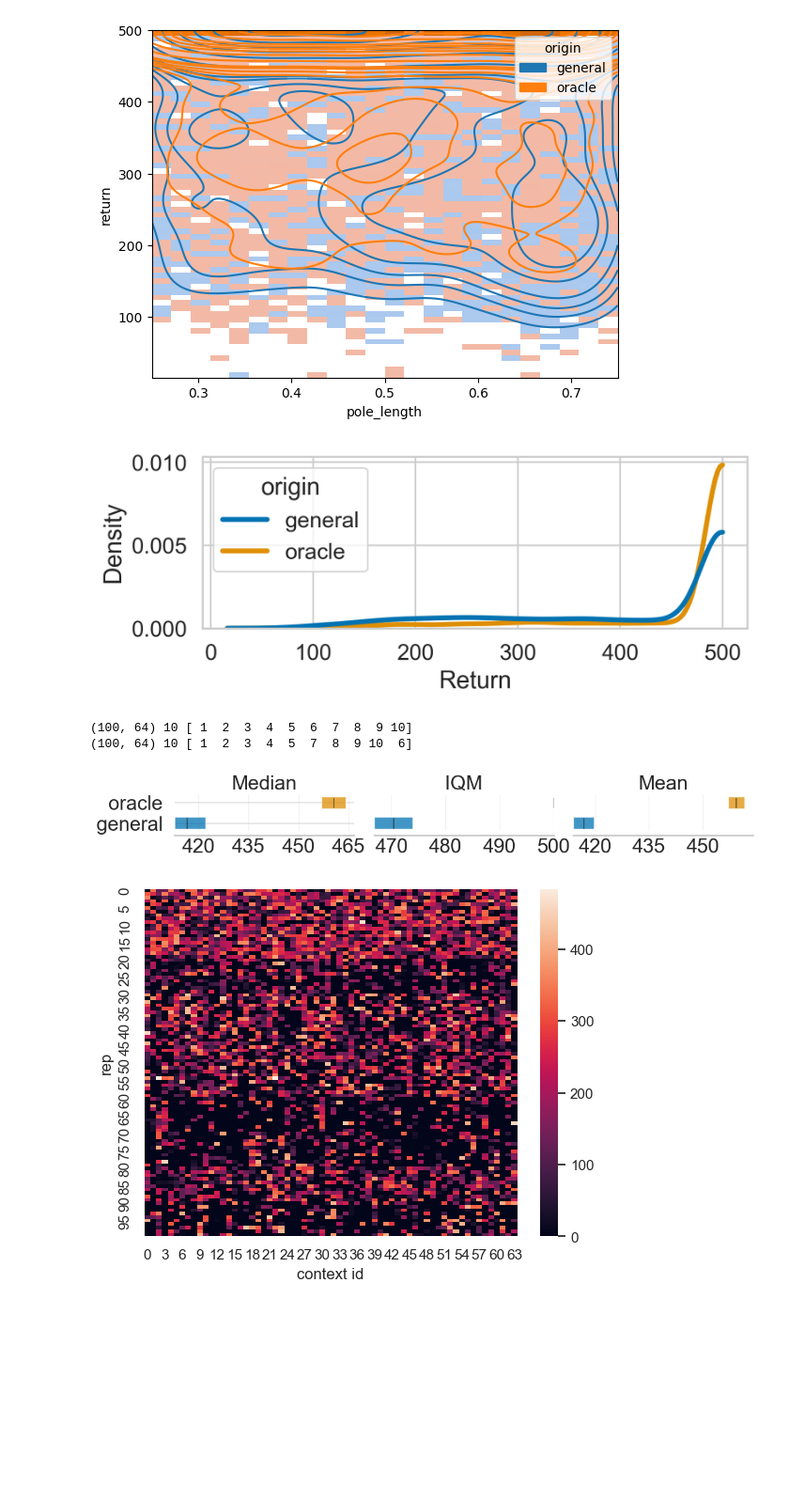
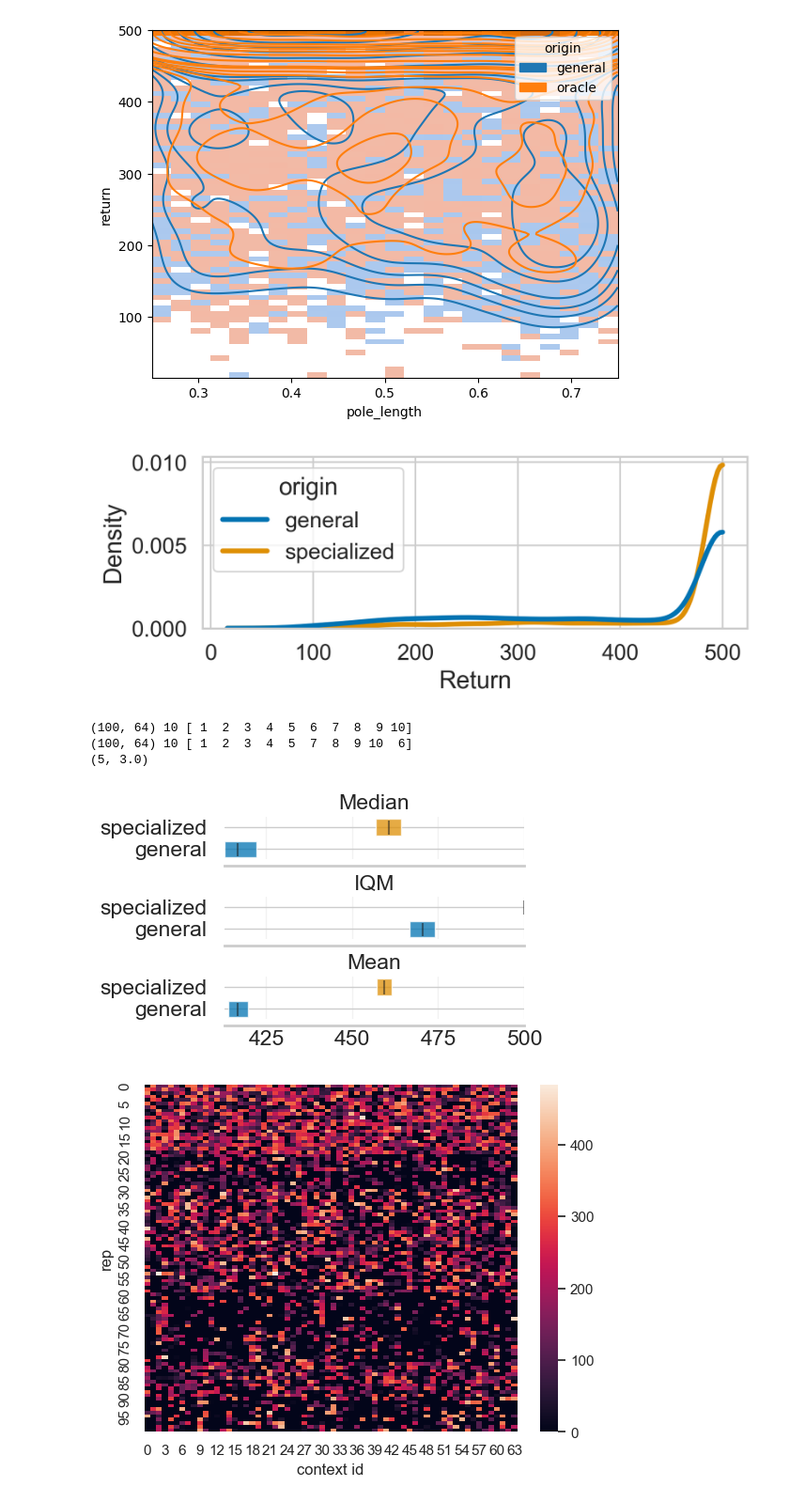
Before and after one commit to automl/CARL, a Jupyter notebook: experiments/evaluation/eval_optimality_gap.ipynb, the cells around one changed output. Shown at 94% size. Drawn from its saved outputs; the diff is of its cells as text; code cells hidden in the pictures; blank space fills up the shorter version.

```diff
--- a/experiments/evaluation/eval_optimality_gap.ipynb
+++ b/experiments/evaluation/eval_optimality_gap.ipynb
@@ -35,3 +37,4 @@ df_oracle["origin"] = "oracle"
 n_reps = 10
 df = pd.concat([df_general, df_oracle]).reset_index(drop=True)
 df = df[df["rep"] < n_reps]
+df["origin"][df["origin"] == "oracle"] = "specialized"
@@ -95,14 +103,16 @@ fig.set_tight_layout(True)
 fig.savefig(fig_fn, bbox_inches="tight", dpi=300)
 plt.show()
 # %% [output]
-[figure, old version]
+[figure, new version]
 # %%
 from rliable import library as rly
 from rliable import metrics
-from rliable import plot_utils
+import importlib
+import rliable.plot_utils
+importlib.reload(rliable.plot_utils)
 
 fig_fn = figdir / "test_return_statistics.pdf"
-sns.set(font_scale=1.1)
+sns.set(font_scale=0.8)
 sns.set_palette("colorblind")
 sns.set_style("whitegrid")
 
@@ -125,37 +135,41 @@ aggregate_func = lambda x: np.array([
 #         (num_seeds * num_reps x num_tasks)
 # Pendulum: num_tasks = n_contexts = 100
 score_dict = {}
 for group_id, group_df in filtered_df.groupby("origin"):
   n_seeds = group_df["seed"].nunique()
   n_context_ids = group_df["context_id"].nunique()
   scores = np.zeros((n_seeds * n_reps, n_context_ids))
   print(scores.shape, n_seeds, group_df["seed"].unique())
   for i, ((seed, rep), gdf) in enumerate(group_df.groupby(["seed", "rep"])):
     R = gdf["return"]
     if len(R) == 63:
       for p in gdf["path"]:
         printr(p)
     n = len(gdf)
     index = (seed - 1) * n_seeds + rep  # seed is 1-based
     scores[i] = R
   score_dict[group_id] = scores
 
 
 aggregate_scores, aggregate_score_cis = rly.get_interval_estimates(
         score_dict, aggregate_func, reps=reps)
 
-
-fig, axes = plot_utils.plot_interval_estimates(
+fig, axes = rliable.plot_utils.plot_interval_estimates(
     aggregate_scores, aggregate_score_cis,
     metric_names=metric_names,
-    algorithms=list(score_dict.keys()), xlabel=xlabel)
+    algorithms=list(score_dict.keys()), xlabel=xlabel,
+    asrows=True,
+    row_height=0.5,
+    interval_height=0.75
+)
 fig.set_tight_layout(True)
 fig.savefig(fig_fn, bbox_inches="tight", dpi=300)
 plt.show()
 # %% [output]
 (100, 64) 10 [ 1  2  3  4  5  6  7  8  9 10]
 (100, 64) 10 [ 1  2  3  4  5  7  8  9 10  6]
+(5, 3.0)
-[figure, old version]
+[figure, new version]
 # %%
 fig_fn = figdir / "test_return_gap.pdf"
 sns.set(font_scale=1.)
```
Also changed, not shown: parts of 3 cells of this notebook.
